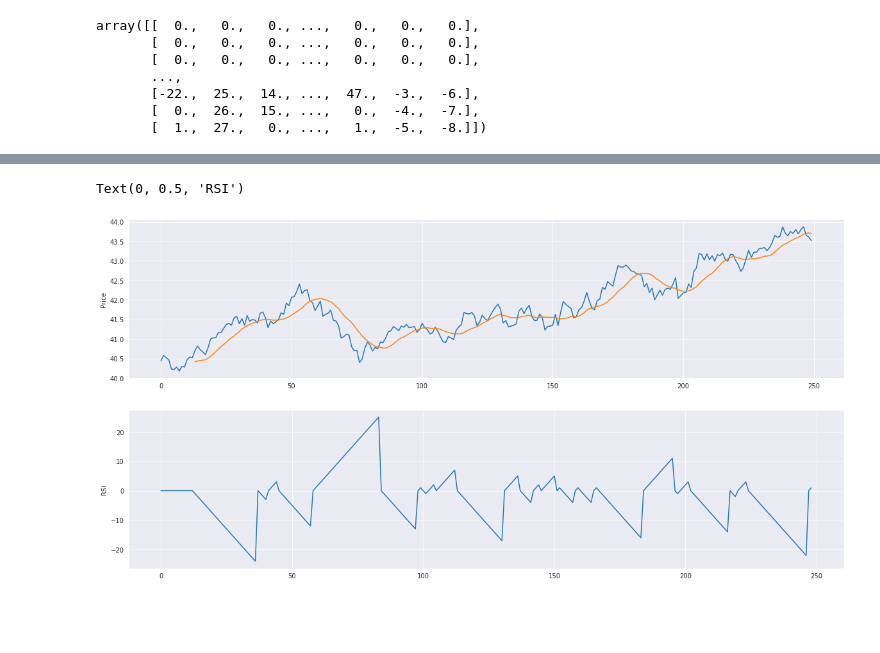
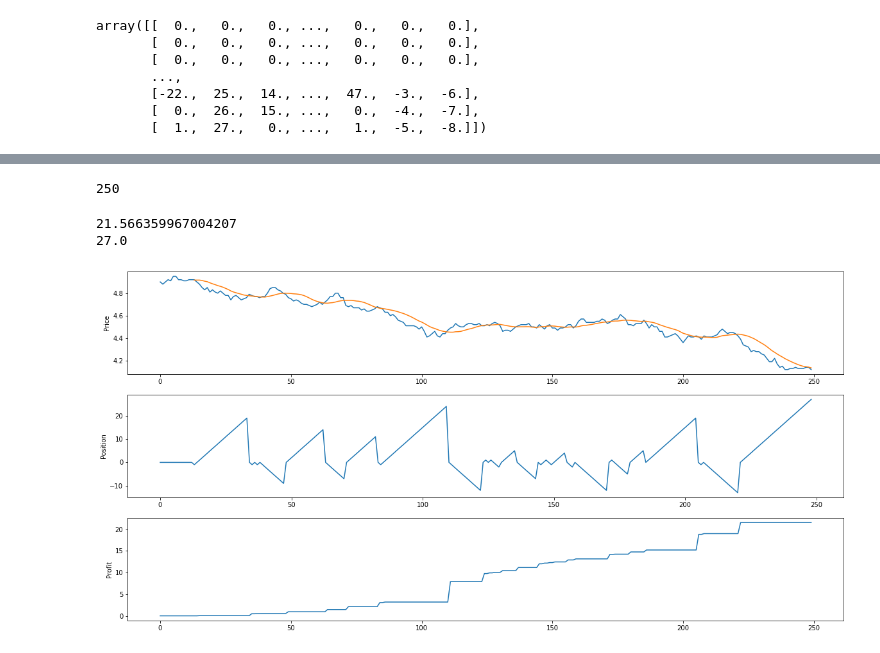
Before and after one commit to owowouwu/algothon2022, a Jupyter notebook: results.ipynb, the cells around one changed output, grey strips where cells are left out. Saved outputs shown, nothing was run; the diff lists cells and outputs as text; code cells hidden in the pictures; blank space fills up the shorter version.

Commit message:
Added code to graph pnl
clean it up mr janitor san

```diff
--- a/results.ipynb
+++ b/results.ipynb
@@ -31,3 +31,5 @@ array([[  0.,   0.,   0., ...,   0.,   0.,   0.],
        [  1.,  27.,   0., ...,   1.,  -5.,  -8.]])
 # %%
 movingAvg = prcAll.rolling(14).mean()
+# %%
+stockIndex = 1
@@ -34,11 +92,21 @@ movingAvg = prcAll.rolling(14).mean()
+# %%
+print(len(profit))
+# %% [output]
+250
 # %%
-stockIndex = 0
-fig, ax = plt.subplots(2, 1, figsize = (20, 10))
+fig, ax = plt.subplots(3, 1, figsize = (20, 10))
 ax[0].plot(prcAll[stockIndex])
 ax[0].plot(movingAvg[stockIndex])
 ax[0].set_ylabel("Price")
 ax[1].plot(positions[:,stockIndex])
-ax[1].set_ylabel("RSI")
+ax[1].set_ylabel("Position")
+ax[2].plot(profit)
+ax[2].set_ylabel("Profit")
+
+
+print(profit[-1])
+print(positions[:,stockIndex][-1])
 # %% [output]
-Text(0, 0.5, 'RSI')
+21.566359967004207
+27.0
-[figure, old version]
+[figure, new version]
```
Also changed, not shown: parts of 1 cell of this notebook.
